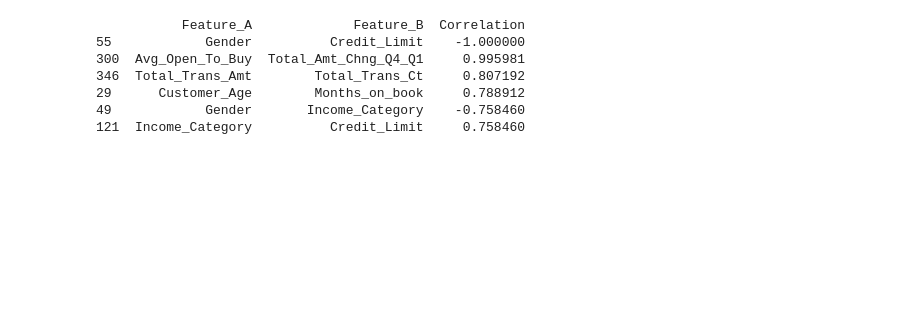
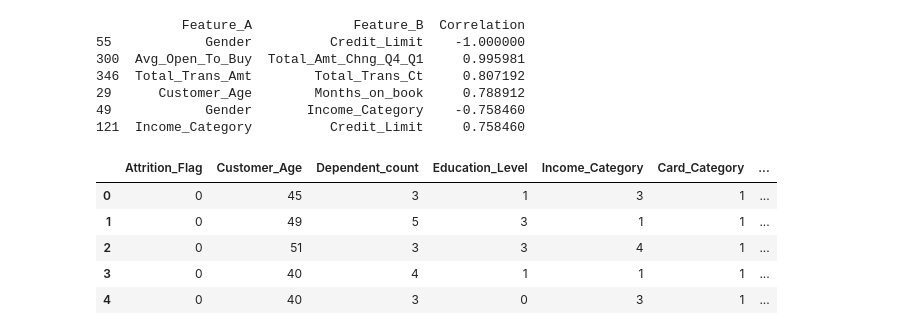
Before and after one commit to vineeethh/credit-card-churn, a Jupyter notebook: Notebook/_004_Visualization.ipynb, the cells around one changed output. Cells and saved outputs as stored; diff of their text form; code cells hidden in the pictures; blank space fills up the shorter version.

```diff
--- a/Notebook/_004_Visualization.ipynb
+++ b/Notebook/_004_Visualization.ipynb
@@ -60,3 +61,12 @@ print(high_corr_pairs)
 29      Customer_Age        Months_on_book     0.788912
 49            Gender       Income_Category    -0.758460
 121  Income_Category          Credit_Limit     0.758460
+# %%
+data.head()
+# %% [output]
+|  | Attrition_Flag | Customer_Age | Dependent_count | Education_Level | Income_Category | Card_Category | ... |
+| 0 | 0 | 45 | 3 | 1 | 3 | 1 | ... |
+| 1 | 0 | 49 | 5 | 3 | 1 | 1 | ... |
+| 2 | 0 | 51 | 3 | 3 | 4 | 1 | ... |
+| 3 | 0 | 40 | 4 | 1 | 1 | 1 | ... |
+| 4 | 0 | 40 | 3 | 0 | 3 | 1 | ... |
```
Also changed, not shown: parts of 2 cells of this notebook, 2 other files.
